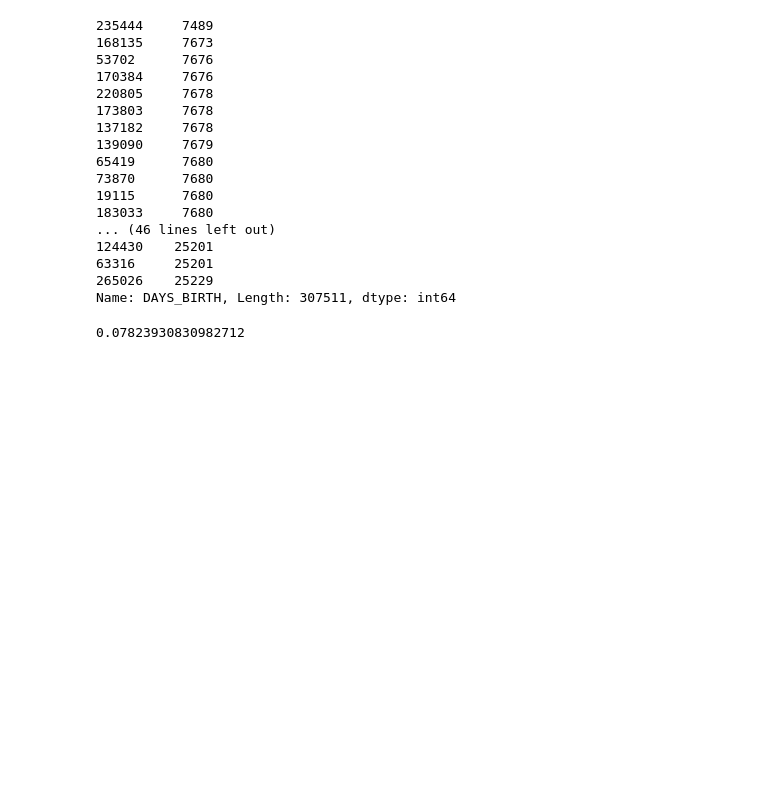
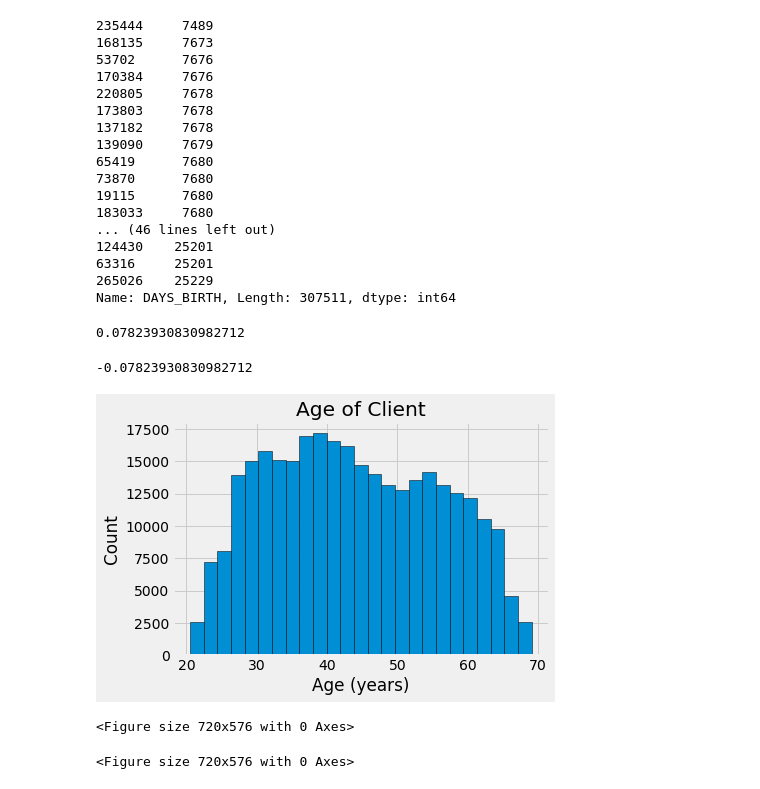
Before and after one commit to DavidSimonyan/DataScience, a Jupyter notebook: Python files/Kaggle/Home Credit Default Risk/Learning.ipynb, the cells around one changed output. Cells and saved outputs as stored; diff of their text form; code cells hidden in the pictures; blank space fills up the shorter version.

```diff
--- a/Python files/Kaggle/Home Credit Default Risk/Learning.ipynb
+++ b/Python files/Kaggle/Home Credit Default Risk/Learning.ipynb
@@ -15,7 +15,7 @@ warnings.filterwarnings('ignore')
 import matplotlib.pyplot as plt
 import seaborn as sns
 # %%
-DATA_PATH = '../../../../Data/Home Credit Default Risk/'
+DATA_PATH = '../../../../../Data/Home Credit Default Risk/'
 
 print(os.listdir(DATA_PATH))
 # %% [output]
@@ -292,3 +292,23 @@ Name: DAYS_BIRTH, Length: 307511, dtype: int64
 app_train['DAYS_BIRTH'].corr(-app_train['TARGET'])
 # %% [output]
 0.07823930830982712
+# %%
+app_train['DAYS_BIRTH'] = abs(app_train['DAYS_BIRTH'])
+# %%
+app_train['DAYS_BIRTH'].corr(app_train['TARGET'])
+# %% [output]
+-0.07823930830982712
+# %%
+# Set the style of plots
+plt.style.use('fivethirtyeight')
+
+# Plot the distribution of ages in years
+plt.hist(app_train['DAYS_BIRTH'] / 365, edgecolor = 'k', bins = 25)
+plt.title('Age of Client'); plt.xlabel('Age (years)'); plt.ylabel('Count');
+# %% [output]
+[figure, added]
+# %%
+plt.figure(figsize=(10, 8))
+# %% [output]
+<Figure size 720x576 with 0 Axes>
+<Figure size 720x576 with 0 Axes>
```
Also changed, not shown: parts of 1 cell of this notebook.
